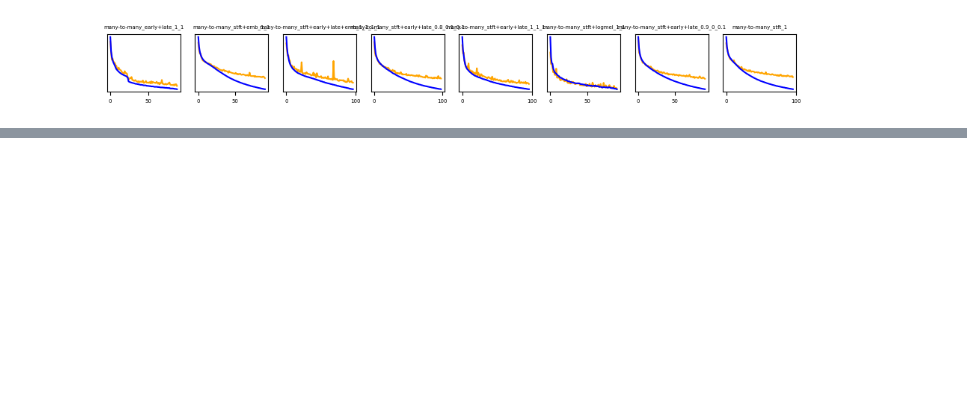
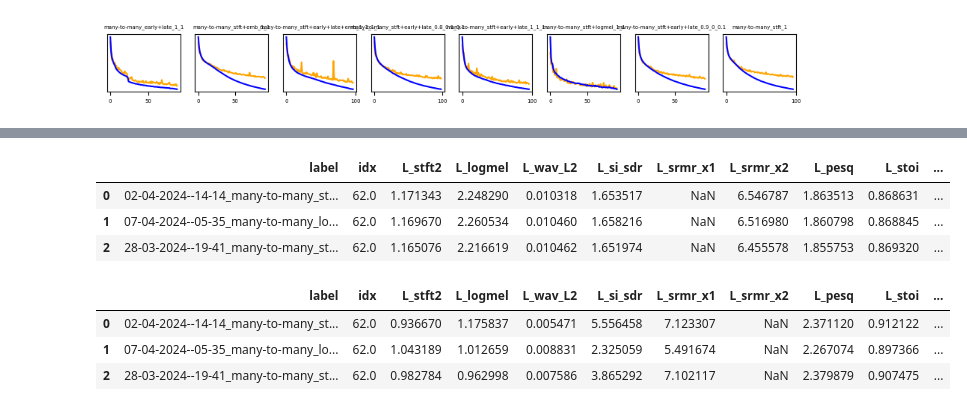
Before and after one commit to joaluba/reverb-match-cond-u-net, a Jupyter notebook: notebooks/exp_log.ipynb, the cells around one changed output, grey strips where cells are left out. Cells and saved outputs as stored; diff of their text form; code cells hidden in the pictures; blank space fills up the shorter version.

```diff
--- a/notebooks/exp_log.ipynb
+++ b/notebooks/exp_log.ipynb
@@ -278,0 +316,13 @@ plot_losses(datapath,"runs-exp-20-03-2024","best")
+# %%
+summarize_eval2(datapath,"runs-exp-28-03-2024","eval_rereverb.csv","content:target", b_save=False)
+summarize_eval2(datapath,"runs-exp-28-03-2024","eval_rereverb.csv","prediction:target", b_save=False)
+summarize_eval2(datapath,"runs-exp-28-03-2024","eval_rereverb.csv","prediction:content", b_save=False)
+# %% [output]
+|  | label | idx | L_stft2 | L_logmel | L_wav_L2 | L_si_sdr | L_srmr_x1 | L_srmr_x2 | L_pesq | L_stoi | ... |
+| 0 | 02-04-2024--14-14_many-to-many_st... | 62.0 | 1.171343 | 2.248290 | 0.010318 | 1.653517 | NaN | 6.546787 | 1.863513 | 0.868631 | ... |
+| 1 | 07-04-2024--05-35_many-to-many_lo... | 62.0 | 1.169670 | 2.260534 | 0.010460 | 1.658216 | NaN | 6.516980 | 1.860798 | 0.868845 | ... |
+| 2 | 28-03-2024--19-41_many-to-many_st... | 62.0 | 1.165076 | 2.216619 | 0.010462 | 1.651974 | NaN | 6.455578 | 1.855753 | 0.869320 | ... |
+|  | label | idx | L_stft2 | L_logmel | L_wav_L2 | L_si_sdr | L_srmr_x1 | L_srmr_x2 | L_pesq | L_stoi | ... |
+| 0 | 02-04-2024--14-14_many-to-many_st... | 62.0 | 0.936670 | 1.175837 | 0.005471 | 5.556458 | 7.123307 | NaN | 2.371120 | 0.912122 | ... |
+| 1 | 07-04-2024--05-35_many-to-many_lo... | 62.0 | 1.043189 | 1.012659 | 0.008831 | 2.325059 | 5.491674 | NaN | 2.267074 | 0.897366 | ... |
+| 2 | 28-03-2024--19-41_many-to-many_st... | 62.0 | 0.982784 | 0.962998 | 0.007586 | 3.865292 | 7.102117 | NaN | 2.379879 | 0.907475 | ... |
```
Also changed, not shown: parts of 6 cells of this notebook, 6 other files.
